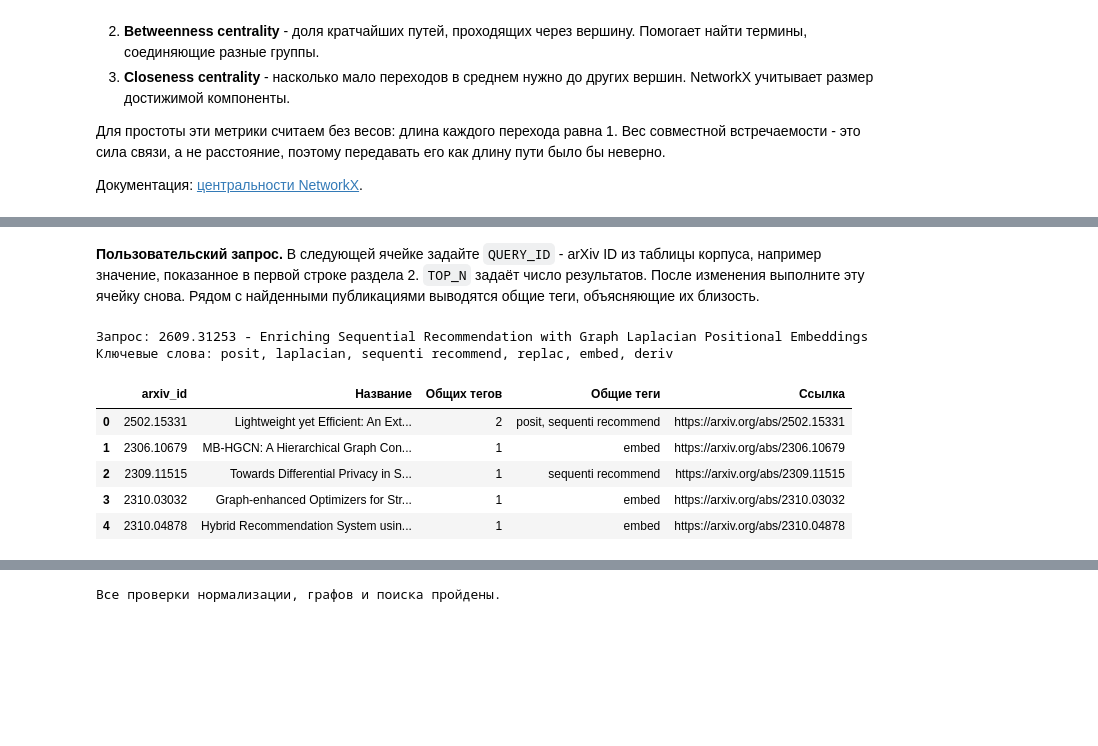
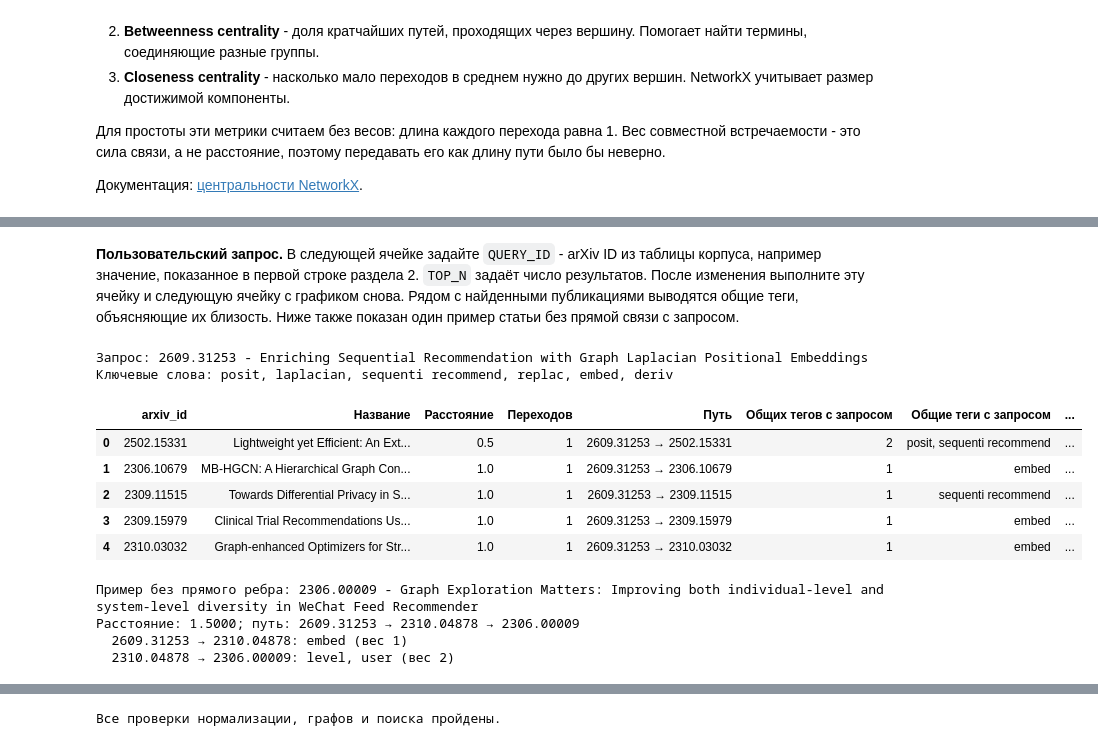
Before and after one commit to shirr9/andan-lab1, a Jupyter notebook: lab1.ipynb, the cells around one changed output, grey strips where cells are left out. Drawn from its saved outputs; the diff is of its cells as text; code cells hidden in the pictures; blank space fills up the shorter version.

```diff
--- a/lab1.ipynb
+++ b/lab1.ipynb
@@ -287,11 +286,19 @@ TF-IDF повышает вес терминов, которые важны дл
 регистру эти замены применяются до фильтра длины и стемминга. Остальные слова проходят обычную обработку.
 # %%
 stemmer = SnowballStemmer('english')
+# Список ScopusLit без дополнений.
 extra_stop_words = {
-    'paper', 'propose', 'proposed', 'study', 'results', 'result',
-    'experiments', 'experimental', 'approach', 'method',
+    'abstract', 'study', 'results', 'method', 'using', 'used',
+    'based', 'paper', 'research', 'analysis', 'approach', 'data',
+    'model', 'proposed', 'however', 'also', 'two', 'new',
+    'one', 'first', 'well', 'may', 'show', 'showed',
+    'shown', 'use', 'different', 'three', 'high', 'number',
+    'within', 'et', 'al', 'fig', 'figure', 'table',
+    'pp', 'vol',
 }
+assert len(extra_stop_words) == 38
 stop_words = set(ENGLISH_STOP_WORDS) | extra_stop_words
+print(f'Слов в списке ScopusLit: {len(extra_stop_words)}; всего стоп-слов: {len(stop_words)}')
 
 acronym_forms = {
     'llm': 'llm', 'llms': 'llm',
@@ -581,35 +648,55 @@ def find_similar(graph, paper_id, top_n=5):
 # %% [markdown]
 **Пользовательский запрос.** В следующей ячейке задайте `QUERY_ID` - arXiv ID
 из таблицы корпуса, например значение, показанное в первой строке раздела 2.
-`TOP_N` задаёт число результатов. После изменения выполните эту ячейку снова.
+`TOP_N` задаёт число результатов. После изменения выполните эту ячейку и следующую ячейку с графиком снова.
 Рядом с найденными публикациями выводятся общие теги, объясняющие их близость.
+Ниже также показан один пример статьи без прямой связи с запросом.
 # %%
 QUERY_ID = df.iloc[0]['arxiv_id']  # Можно заменить строкой с ID из корпуса.
 TOP_N = 5
 
 matches = find_similar(G_papers, QUERY_ID, TOP_N)
 print('Запрос:', QUERY_ID, '-', papers_by_id.at[QUERY_ID, 'title'])
 print('Ключевые слова:', ', '.join(paper_keywords[QUERY_ID]))
 result_rows = []
-for paper_id, weight in matches:
+for paper_id, distance, path in matches:
     shared = sorted(set(paper_keywords[QUERY_ID]) & set(paper_keywords[paper_id]))
     result_rows.append({
         'arxiv_id': paper_id,
         'Название': papers_by_id.at[paper_id, 'title'],
-        'Общих тегов': weight,
-        'Общие теги': ', '.join(shared),
+        'Расстояние': round(distance, 4),
+        'Переходов': len(path) - 1,
+        'Путь': ' → '.join(path),
+        'Общих тегов с запросом': len(shared),
+        'Общие теги с запросом': ', '.join(shared) or 'нет',
         'Ссылка': papers_by_id.at[paper_id, 'url'],
     })
 if result_rows:
     display(pd.DataFrame(result_rows))
 else:
-    print('Статей с общими ключевыми словами не найдено.')
+    print('Других достижимых статей нет: исходная публикация изолирована.')
+
+indirect_example = next((match for match in find_similar(G_papers, QUERY_ID, len(G_papers))
+                         if not G_papers.has_edge(QUERY_ID, match[0])), None)
+if indirect_example is not None:
+    paper_id, distance, path = indirect_example
+    print('Пример без прямого ребра:', paper_id, '-', papers_by_id.at[paper_id, 'title'])
+    print(f'Расстояние: {distance:.4f}; путь: {" → ".join(path)}')
+    for left, right in zip(path, path[1:]):
+        shared = sorted(set(paper_keywords[left]) & set(paper_keywords[right]))
+        print(f'  {left} → {right}: {", ".join(shared)} (вес {len(shared)})')
+else:
+    print('В этой компоненте нет статей без прямой связи с запросом.')
 # %% [output]
 Запрос: 2609.31253 - Enriching Sequential Recommendation with Graph Laplacian Positional Embeddings
 Ключевые слова: posit, laplacian, sequenti recommend, replac, embed, deriv
-|  | arxiv_id | Название | Общих тегов | Общие теги | Ссылка |
-| 0 | 2502.15331 | Lightweight yet Efficient: An Ext... | 2 | posit, sequenti recommend | https://arxiv.org/abs/2502.15331 |
-| 1 | 2306.10679 | MB-HGCN: A Hierarchical Graph Con... | 1 | embed | https://arxiv.org/abs/2306.10679 |
-| 2 | 2309.11515 | Towards Differential Privacy in S... | 1 | sequenti recommend | https://arxiv.org/abs/2309.11515 |
-| 3 | 2310.03032 | Graph-enhanced Optimizers for Str... | 1 | embed | https://arxiv.org/abs/2310.03032 |
-| 4 | 2310.04878 | Hybrid Recommendation System usin... | 1 | embed | https://arxiv.org/abs/2310.04878 |
+|  | arxiv_id | Название | Расстояние | Переходов | Путь | Общих тегов с запросом | Общие теги с запросом | ... |
+| 0 | 2502.15331 | Lightweight yet Efficient: An Ext... | 0.5 | 1 | 2609.31253 → 2502.15331 | 2 | posit, sequenti recommend | ... |
+| 1 | 2306.10679 | MB-HGCN: A Hierarchical Graph Con... | 1.0 | 1 | 2609.31253 → 2306.10679 | 1 | embed | ... |
+| 2 | 2309.11515 | Towards Differential Privacy in S... | 1.0 | 1 | 2609.31253 → 2309.11515 | 1 | sequenti recommend | ... |
+| 3 | 2309.15979 | Clinical Trial Recommendations Us... | 1.0 | 1 | 2609.31253 → 2309.15979 | 1 | embed | ... |
+| 4 | 2310.03032 | Graph-enhanced Optimizers for Str... | 1.0 | 1 | 2609.31253 → 2310.03032 | 1 | embed | ... |
+Пример без прямого ребра: 2306.00009 - Graph Exploration Matters: Improving both individual-level and system-level diversity in WeChat Feed Recommender
+Расстояние: 1.5000; путь: 2609.31253 → 2310.04878 → 2306.00009
+  2609.31253 → 2310.04878: embed (вес 1)
+  2310.04878 → 2306.00009: level, user (вес 2)
```
Also changed, not shown: parts of 22 cells of this notebook.
